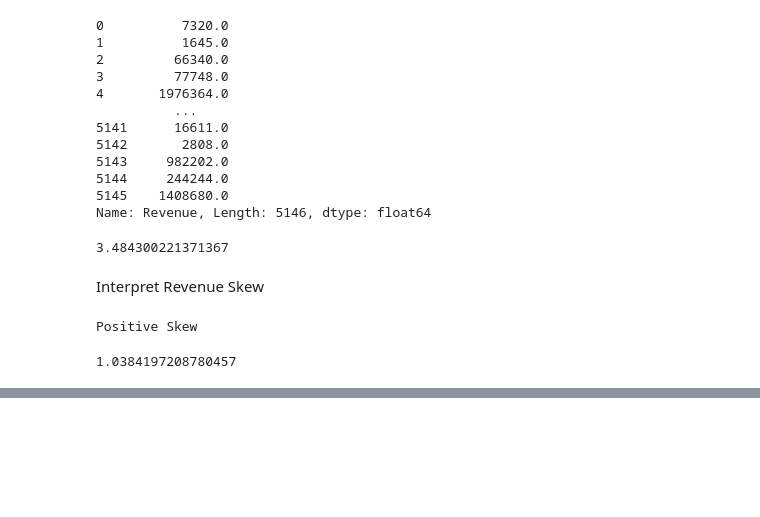
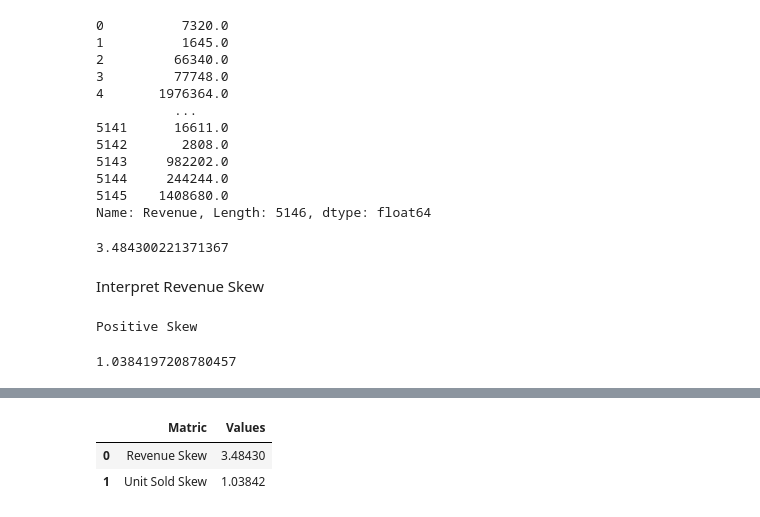
Before and after one commit to aryanp0603/retail_analytics, a Jupyter notebook: 10.lab8.ipynb, the cells around one changed output, grey strips where cells are left out. Drawn from its saved outputs; the diff is of its cells as text; code cells hidden in the pictures; blank space fills up the shorter version.

```diff
--- a/10.lab8.ipynb
+++ b/10.lab8.ipynb
@@ -126,0 +147,11 @@ print(unit_skew)
+# %%
+summary = pd.DataFrame({
+    "Matric": ["Revenue Skew", "Unit Sold Skew"],
+    "Values" : [revenue_skew, unit_skew]
+})
+
+summary
+# %% [output]
+|  | Matric | Values |
+| 0 | Revenue Skew | 3.48430 |
+| 1 | Unit Sold Skew | 1.03842 |
```
Also changed, not shown: parts of 4 cells of this notebook.
